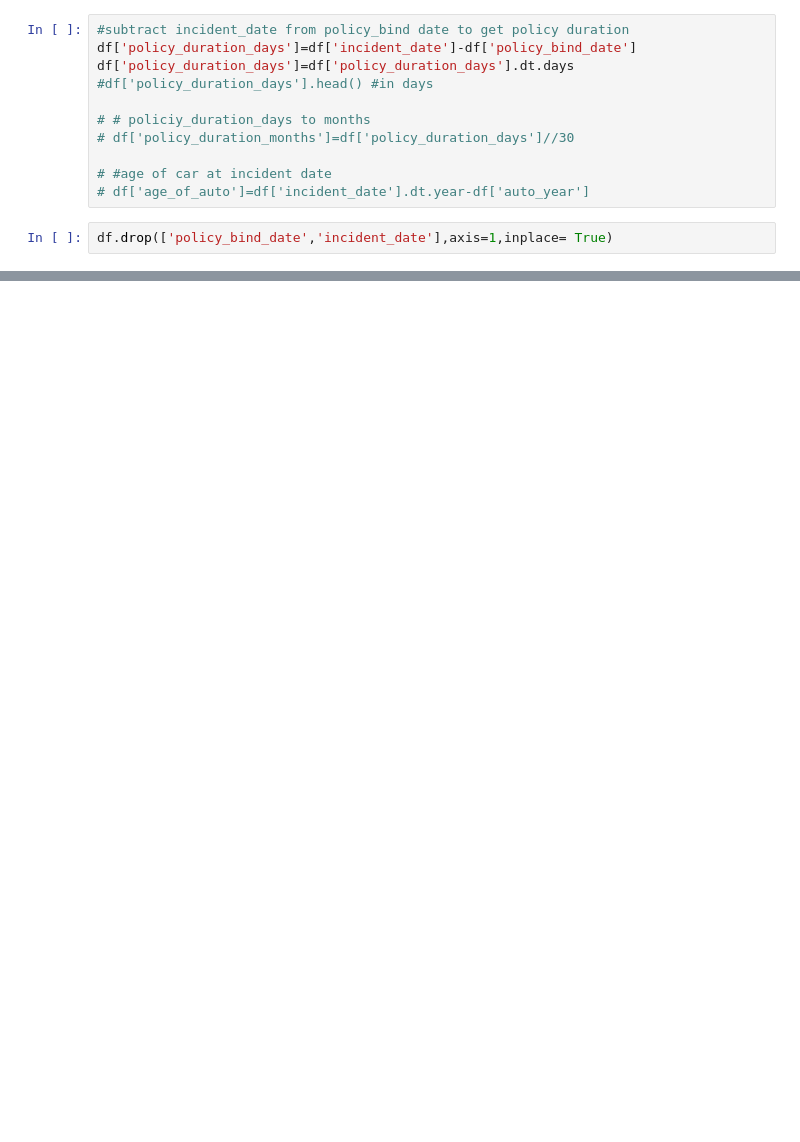
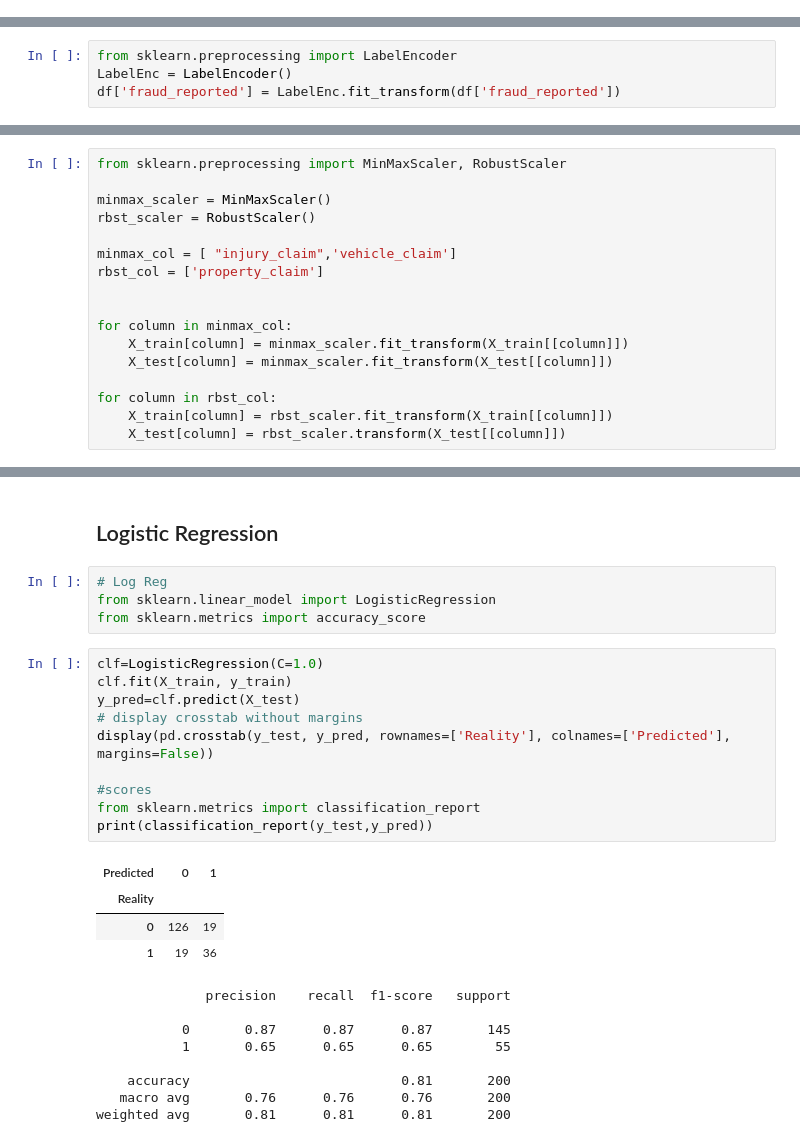
Before and after one commit to BertrandTcheuffa/claim_predict, a Jupyter notebook: data_cleaning.ipynb, the cells around one changed output, grey strips where cells are left out. Cells and saved outputs as stored; diff of their text form; blank space fills up the shorter version.

Commit message:
log reg/smote tests

```diff
--- a/data_cleaning.ipynb
+++ b/data_cleaning.ipynb
@@ -82,13 +68,0 @@ df.drop('insured_zip', axis=1, inplace=True)
-# %%
-#subtract incident_date from policy_bind date to get policy duration
-df['policy_duration_days']=df['incident_date']-df['policy_bind_date']
-df['policy_duration_days']=df['policy_duration_days'].dt.days
-#df['policy_duration_days'].head() #in days
-
-# # policiy_duration_days to months
-# df['policy_duration_months']=df['policy_duration_days']//30
-
-# #age of car at incident date
-# df['age_of_auto']=df['incident_date'].dt.year-df['auto_year']
-# %%
-df.drop(['policy_bind_date','incident_date'],axis=1,inplace= True)
@@ -232,0 +69,4 @@ X_test
+# %%
+from sklearn.preprocessing import LabelEncoder
+LabelEnc = LabelEncoder()
+df['fraud_reported'] = LabelEnc.fit_transform(df['fraud_reported'])
@@ -232,0 +106,17 @@ X_test
+# %%
+from sklearn.preprocessing import MinMaxScaler, RobustScaler
+
+minmax_scaler = MinMaxScaler()
+rbst_scaler = RobustScaler()
+
+minmax_col = [ "injury_claim",'vehicle_claim']
+rbst_col = ['property_claim']
+
+
+for column in minmax_col:
+    X_train[column] = minmax_scaler.fit_transform(X_train[[column]])
+    X_test[column] = minmax_scaler.fit_transform(X_test[[column]])
+
+for column in rbst_col:
+    X_train[column] = rbst_scaler.fit_transform(X_train[[column]])
+    X_test[column] = rbst_scaler.transform(X_test[[column]])
@@ -232,0 +143,29 @@ X_test
+# %% [markdown]
+## Logistic Regression
+# %%
+# Log Reg
+from sklearn.linear_model import LogisticRegression
+from sklearn.metrics import accuracy_score
+# %%
+clf=LogisticRegression(C=1.0)
+clf.fit(X_train, y_train)
+y_pred=clf.predict(X_test)
+# display crosstab without margins
+display(pd.crosstab(y_test, y_pred, rownames=['Reality'], colnames=['Predicted'], margins=False))
+
+#scores
+from sklearn.metrics import classification_report
+print(classification_report(y_test,y_pred))
+# %% [output]
+| Predicted | 0 | 1 |
+| Reality |  |  |
+| 0 | 126 | 19 |
+| 1 | 19 | 36 |
+              precision    recall  f1-score   support
+
+           0       0.87      0.87      0.87       145
+           1       0.65      0.65      0.65        55
+
+    accuracy                           0.81       200
+   macro avg       0.76      0.76      0.76       200
+weighted avg       0.81      0.81      0.81       200
```
Also changed, not shown: parts of 46 cells of this notebook, 1 other file.
